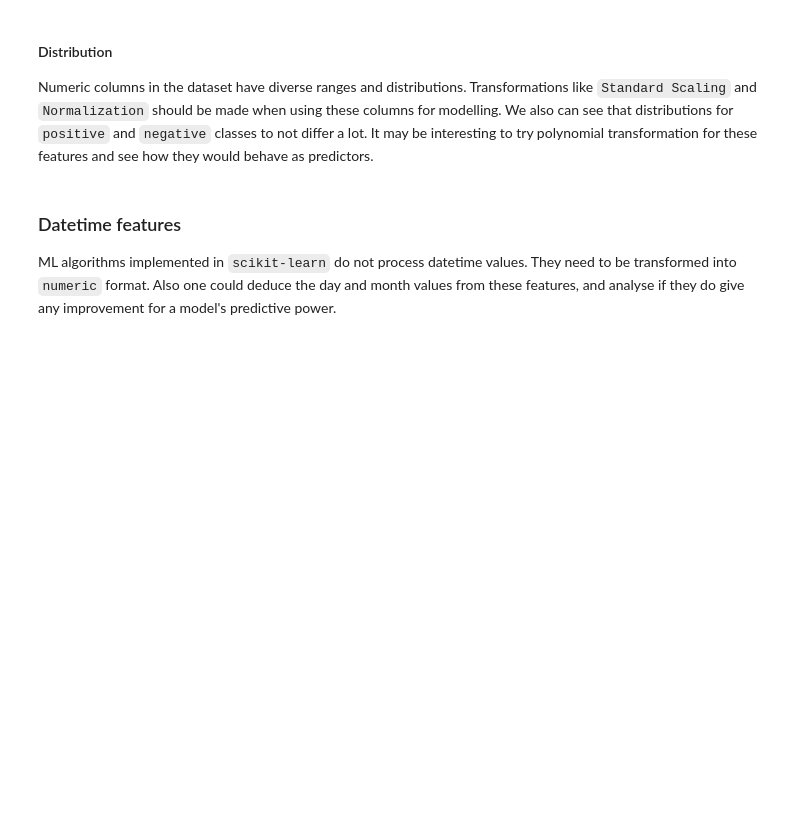
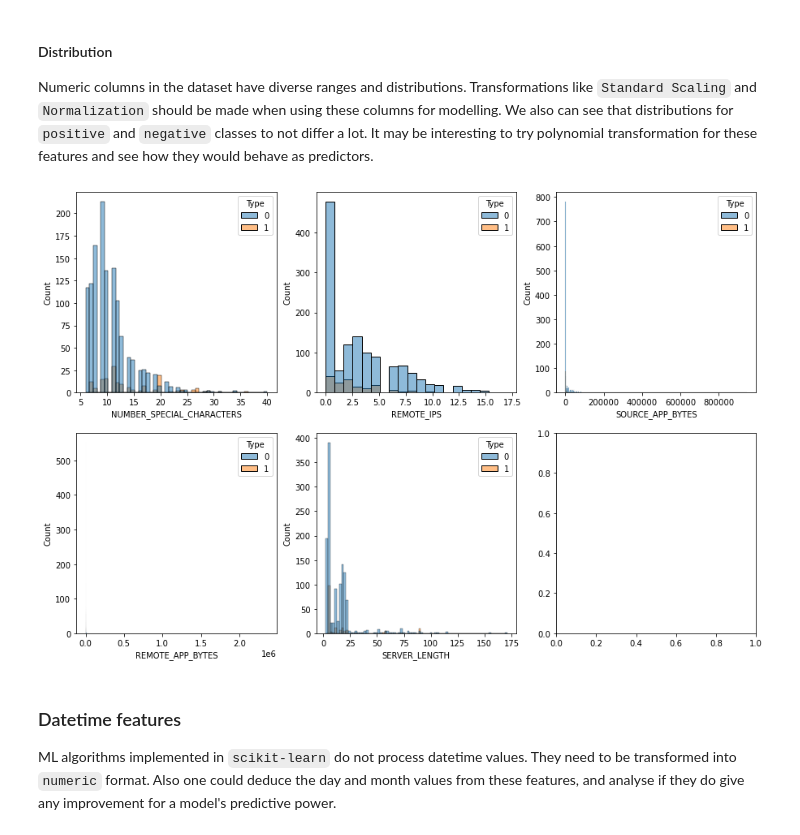
Before and after one commit to Jonkil/ML-project-2021-ESIEE, a Jupyter notebook: notebook_2.ipynb, the cells around one changed output. Cells and saved outputs as stored; diff of their text form; code cells hidden in the pictures; blank space fills up the shorter version.

```diff
--- a/notebook_2.ipynb
+++ b/notebook_2.ipynb
@@ -550,11 +556,13 @@ usable_numeric_columns = ['NUMBER_SPECIAL_CHARACTERS', 'REMOTE_IPS',
 
 Numeric columns in the dataset have diverse ranges and distributions. Transformations like `Standard Scaling` and `Normalization` should be made when using these columns for modelling. We also can see that distributions for `positive` and `negative` classes to not differ a lot. It may be interesting to try polynomial transformation for these features and see how they would behave as predictors.
 # %%
-# fig, ax = plt.subplots(2, 3, figsize=(15, 10))
-# ax = ax.flatten()
+fig, ax = plt.subplots(2, 3, figsize=(15, 10))
+ax = ax.flatten()
 
-# for i, col in enumerate(usable_numeric_columns):
-#     sns.histplot(df_train, x=col, hue='Type', ax=ax[i])
+for i, col in enumerate(usable_numeric_columns):
+    sns.histplot(df_train, x=col, hue='Type', ax=ax[i])
+# %% [output]
+[figure, added]
 # %% [markdown]
 ### Datetime features
 
```
Also changed, not shown: parts of 49 cells of this notebook, 3 other files.
